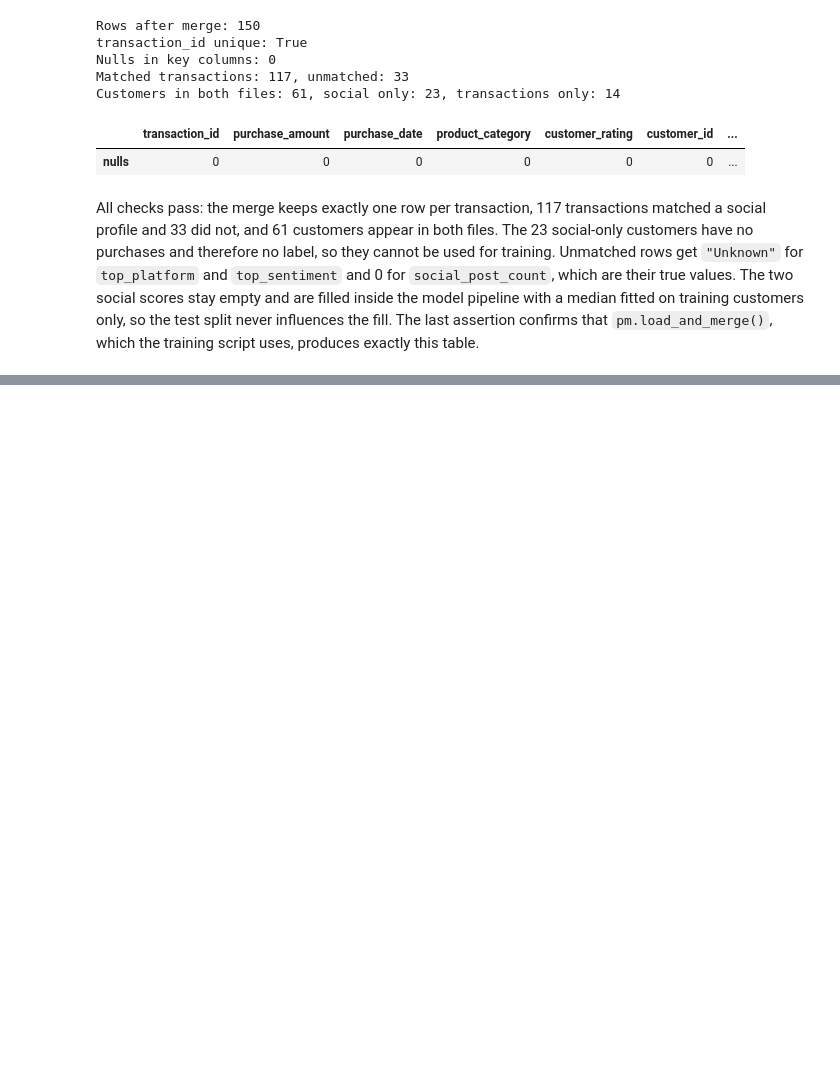
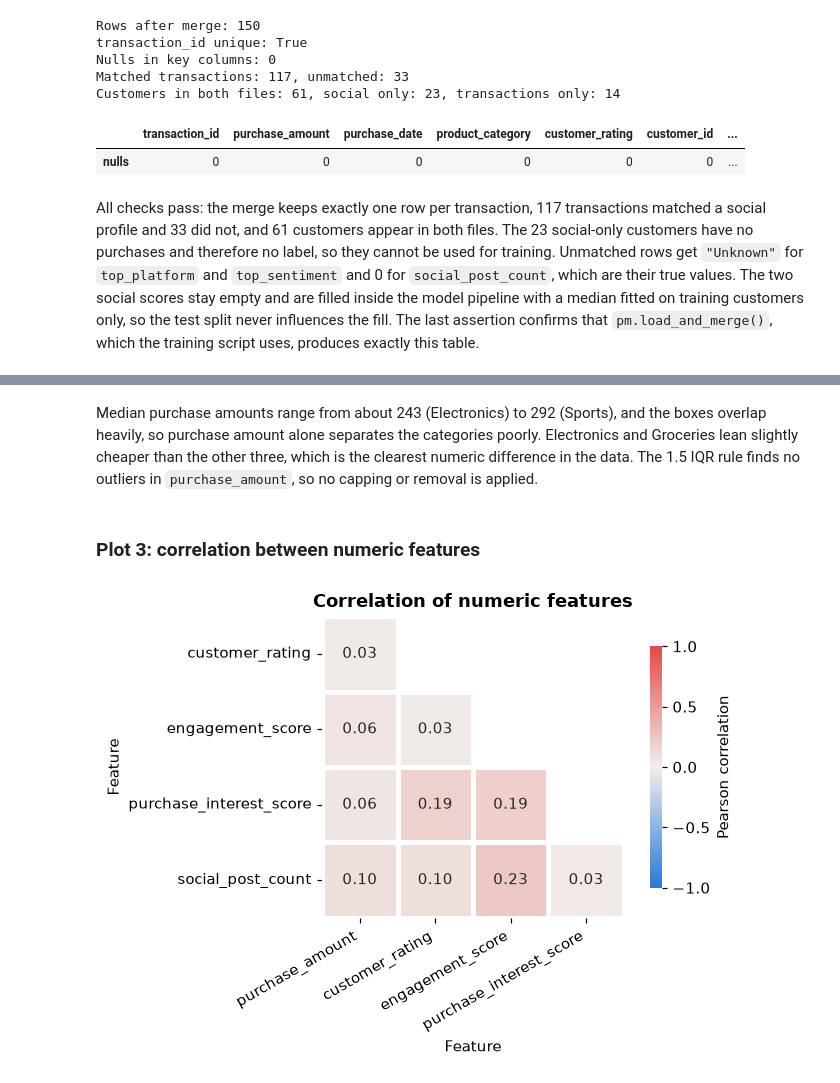
Before and after one commit to Flaviaa4/multi_data_processing, a Jupyter notebook: notebooks/tabular_pipeline.ipynb, the cells around one changed output, grey strips where cells are left out. Cells and saved outputs as stored; diff of their text form; code cells hidden in the pictures; blank space fills up the shorter version.

```diff
--- a/notebooks/tabular_pipeline.ipynb
+++ b/notebooks/tabular_pipeline.ipynb
@@ -202,0 +228,18 @@ All checks pass: the merge keeps exactly one row per transaction, 117 transactio
+# %%
+NUMERIC_EDA = ["purchase_amount", "customer_rating", "engagement_score", "purchase_interest_score", "social_post_count"]
+
+variable_types = pd.DataFrame({
+    "dtype": merged.dtypes.astype(str),
+    "role": [
+        "key" if col in (pm.KEY, "transaction_id")
+        else "target" if col == pm.TARGET
+        else "datetime" if merged[col].dtype.kind == "M"
+        else "boolean" if merged[col].dtype == bool
+        else "numeric" if pd.api.types.is_numeric_dtype(merged[col])
+        else "categorical"
+        for col in merged.columns
+    ],
+    "unique": merged.nunique(),
+})
+display(variable_types)
+display(merged[NUMERIC_EDA].describe().round(2).T)
@@ -202,0 +349,21 @@ All checks pass: the merge keeps exactly one row per transaction, 117 transactio
+# %% [markdown]
+Median purchase amounts range from about 243 (Electronics) to 292 (Sports), and the boxes overlap heavily, so purchase amount alone separates the categories poorly. Electronics and Groceries lean slightly cheaper than the other three, which is the clearest numeric difference in the data. The 1.5 IQR rule finds no outliers in `purchase_amount`, so no capping or removal is applied.
+# %% [markdown]
+### Plot 3: correlation between numeric features
+# %%
+correlations = merged[NUMERIC_EDA].corr().iloc[1:, :-1]
+upper_triangle = np.triu(np.ones_like(correlations, dtype=bool), k=1)
+
+fig, ax = plt.subplots(figsize=(6.5, 4.5))
+sns.heatmap(correlations, mask=upper_triangle, annot=True, fmt=".2f", cmap=DIVERGING, vmin=-1, vmax=1,
+            center=0, square=True, linewidths=2, linecolor="white", cbar_kws={"label": "Pearson correlation", "shrink": 0.8}, ax=ax)
+ax.set_title("Correlation of numeric features")
+ax.set_xlabel("Feature")
+ax.set_ylabel("Feature")
+ax.tick_params(axis="x", rotation=30)
+plt.setp(ax.get_xticklabels(), ha="right")
+ax.grid(False)
+plt.tight_layout()
+plt.show()
+# %% [output]
+[figure, added]
```
Also changed, not shown: parts of 17 cells of this notebook.
